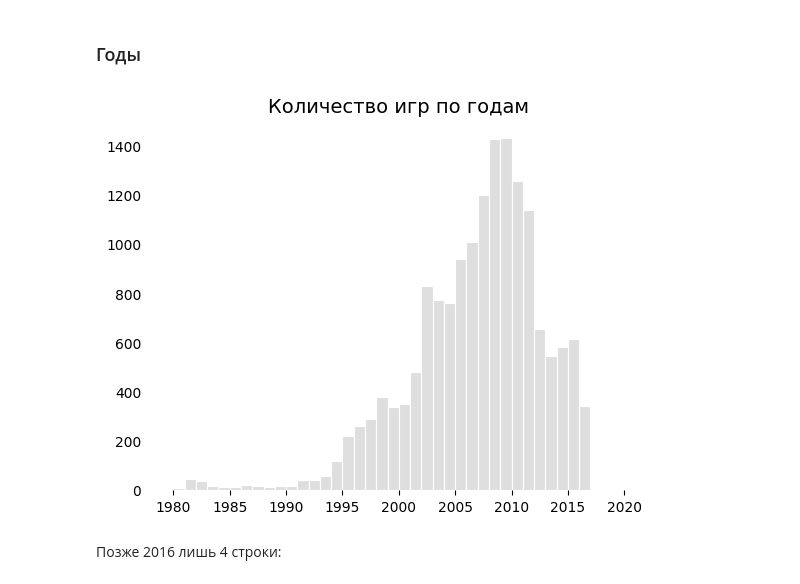
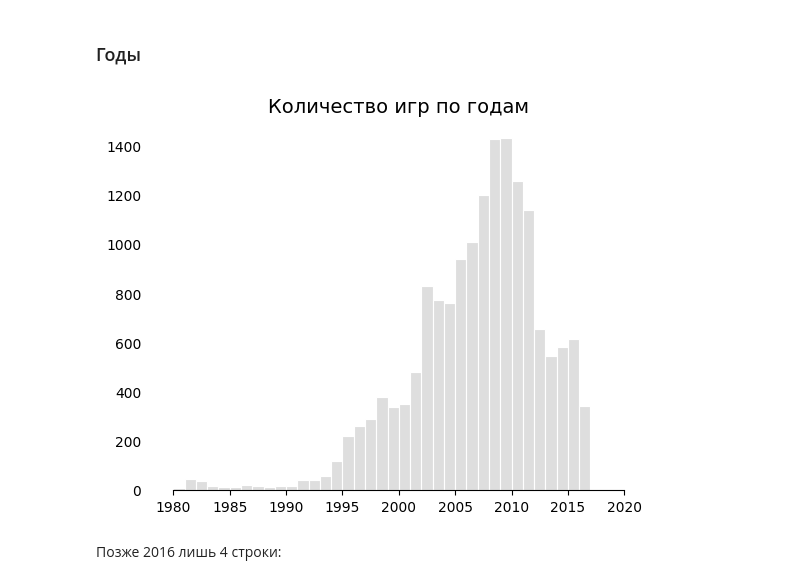
Before and after one commit to ekhavronina/data_analytics, a Jupyter notebook: video_games/video_game_sales_reboot.ipynb, the cells around one changed output. Saved outputs shown, nothing was run; the diff lists cells and outputs as text; code cells hidden in the pictures.

```diff
--- a/video_games/video_game_sales_reboot.ipynb
+++ b/video_games/video_game_sales_reboot.ipynb
@@ -203,28 +203,28 @@ games[games['Global_Sales'] == games['Global_Sales'].max()]
 # %%
 # Стиль графиков
 sns.set_style({'axes.grid': False,
                'axes.facecolor': 'white',                        # цвет фона
-#                'patch.edgecolor': 'w',                         # цвет границ, и так дефолтный
+               'patch.edgecolor': 'white',                       # цвет границ
                'ytick.left': False                               # "-" после показателя
               })
 
 
 # Гистограмма
 sns.histplot(data=games,
              x='Year',
              binwidth=1,
              color='lightgrey'
 #              edgecolor='white'
             )
 
-sns.despine(left=True, bottom=True)                              # убирает границы
+sns.despine(left=True, bottom=False, trim=True)                # убирает границы
 plt.title('Количество игр по годам', fontdict={'fontsize': 14})
 plt.xlabel(None)
 plt.ylabel(None)
 
 plt.show()
 # %% [output]
-[figure, old version]
+[figure, new version]
 # %% [markdown]
 Позже 2016 лишь 4 строки:
 # %%
```
Also changed, not shown: parts of 7 cells of this notebook.
